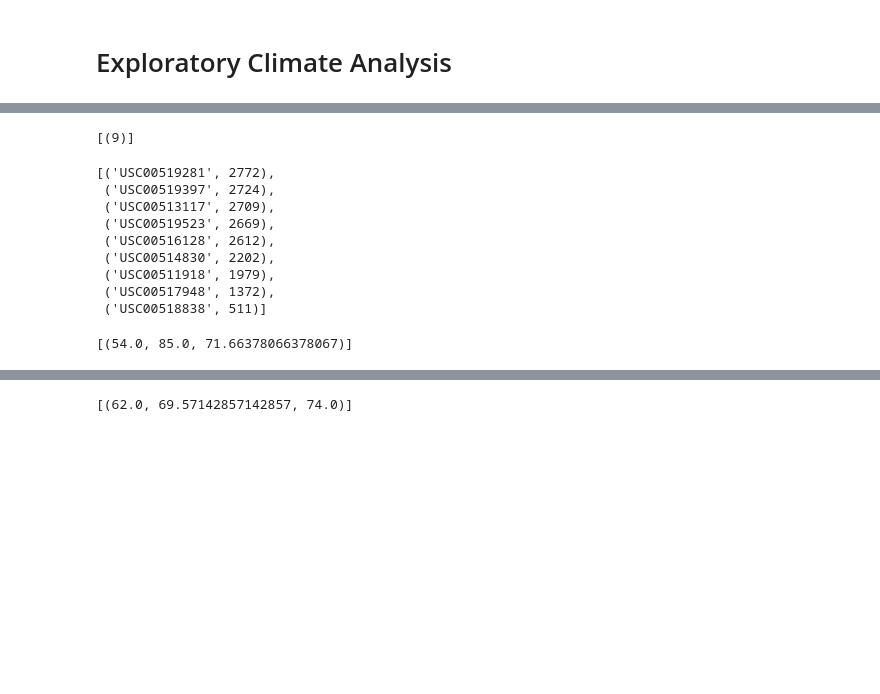
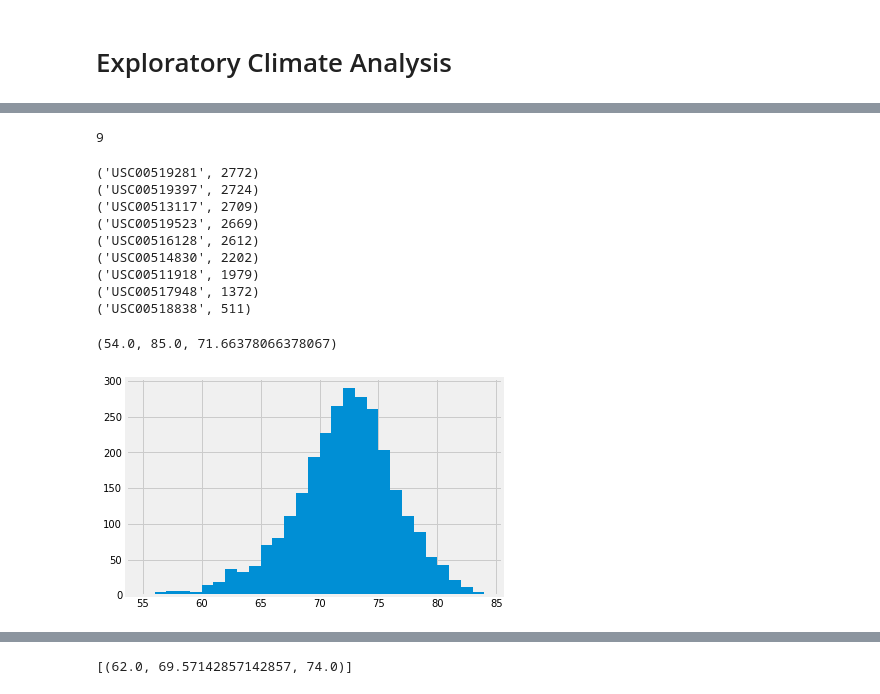
Before and after one commit to ncandaffio/SQLAlchemyHW, a Jupyter notebook: climate_starter.ipynb, the cells around one changed output, grey strips where cells are left out. Drawn from its saved outputs; the diff is of its cells as text; code cells hidden in the pictures; blank space fills up the shorter version.

```diff
--- a/climate_starter.ipynb
+++ b/climate_starter.ipynb
@@ -104,29 +104,57 @@ KeyError: Index(['2016-08-24', '2016-08-25', '2016-08-26', '2016-08-27', '2016-0
 ![describe](Images/describe.png)
 # %%
 # Design a query to show how many stations are available in this dataset?
+results = session.query(Measurement.station).group_by(Measurement.station).count()
+print(results)
 # %% [output]
-[(9)]
+9
 # %%
 # What are the most active stations? (i.e. what stations have the most rows)?
 # List the stations and the counts in descending order.
+results = session.query(Measurement.station, func.count(Measurement.id)).group_by(Measurement.station).order_by(func.count(Measurement.id).desc())
+for value in results:
+    print(value)
 # %% [output]
-[('USC00519281', 2772),
- ('USC00519397', 2724),
- ('USC00513117', 2709),
- ('USC00519523', 2669),
- ('USC00516128', 2612),
- ('USC00514830', 2202),
- ('USC00511918', 1979),
- ('USC00517948', 1372),
- ('USC00518838', 511)]
+('USC00519281', 2772)
+('USC00519397', 2724)
+('USC00513117', 2709)
+('USC00519523', 2669)
+('USC00516128', 2612)
+('USC00514830', 2202)
+('USC00511918', 1979)
+('USC00517948', 1372)
+('USC00518838', 511)
 # %%
 # Using the station id from the previous query, calculate the lowest temperature recorded,
 # highest temperature recorded, and average temperature most active station?
+active_station = results[0][0]
+results = session.query(func.min(Measurement.tobs), func.max(Measurement.tobs), func.avg(Measurement.tobs)).\
+    filter(Measurement.station == active_station)
+
+for value in results:
+    print(value)
 # %% [output]
-[(54.0, 85.0, 71.66378066378067)]
+(54.0, 85.0, 71.66378066378067)
 # %%
 # Choose the station with the highest number of temperature observations.
+
+results = results = session.query(Measurement.station, func.count(Measurement.tobs)).group_by(Measurement.station).\
+    order_by(func.count(Measurement.tobs).desc()).limit(1)
+for value in results:
+    most_temp = value[0]
+
 # Query the last 12 months of temperature observation data for this station and plot the results as a histogram
+results = session.query(Measurement.tobs).filter(Measurement.station == most_temp)
+temps = []
+for value in results:
+    temps.append(value[0])
+
+bins = np.arange(55,85,1)
+
+plt.hist(temps, bins)
+plt.show()
+# %% [output]
+[figure, added]
 # %% [markdown]
 ![precipitation](Images/station-histogram.png)
 # %%
```
Also changed, not shown: parts of 3 cells of this notebook.
